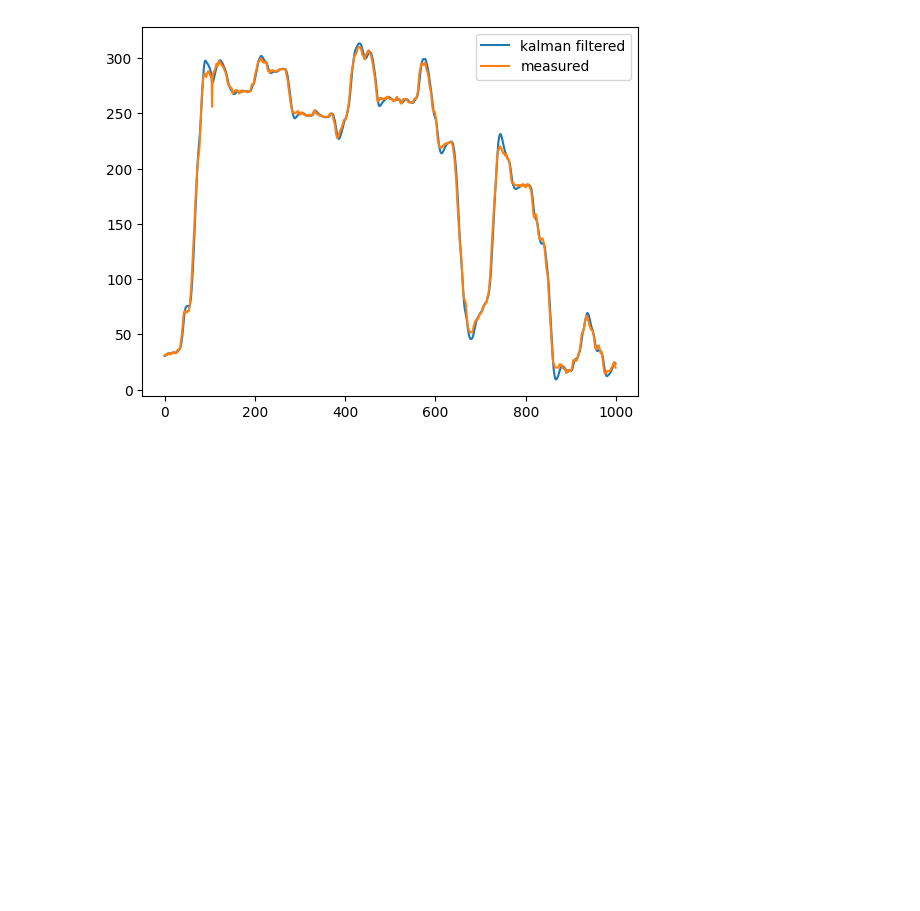
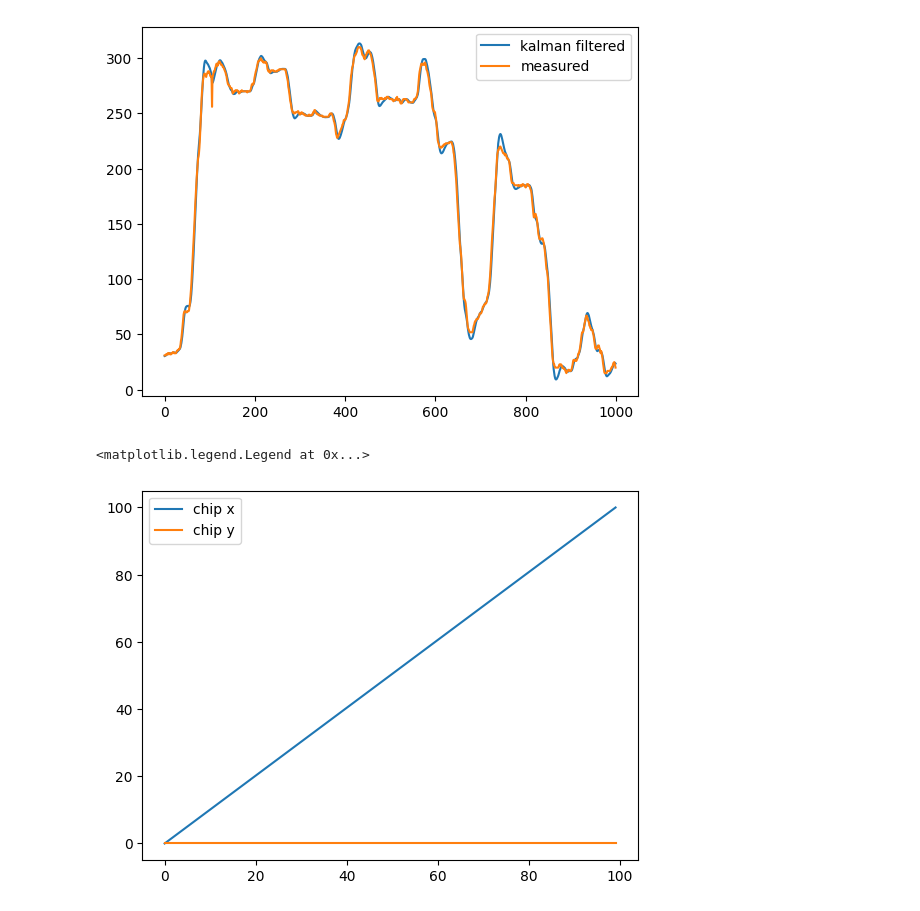
Before and after one commit to haohao1331/rot2-project, a Jupyter notebook: exploring/2024-02-26_kalman_filter_test.ipynb, the cells around one changed output. Cells and saved outputs as stored; diff of their text form; code cells hidden in the pictures; blank space fills up the shorter version.

```diff
--- a/exploring/2024-02-26_kalman_filter_test.ipynb
+++ b/exploring/2024-02-26_kalman_filter_test.ipynb
@@ -54,0 +101,10 @@ plt.legend()
+# %%
+zx = np.linspace(0, 100, 100)
+zy = np.zeros(100)
+# %%
+plt.plot(zx, label='chip x')
+plt.plot(zy, label='chip y')
+plt.legend()
+# %% [output]
+<matplotlib.legend.Legend at 0x...>
+[figure, added]
```
Also changed, not shown: parts of 8 cells of this notebook, 1 other file.
